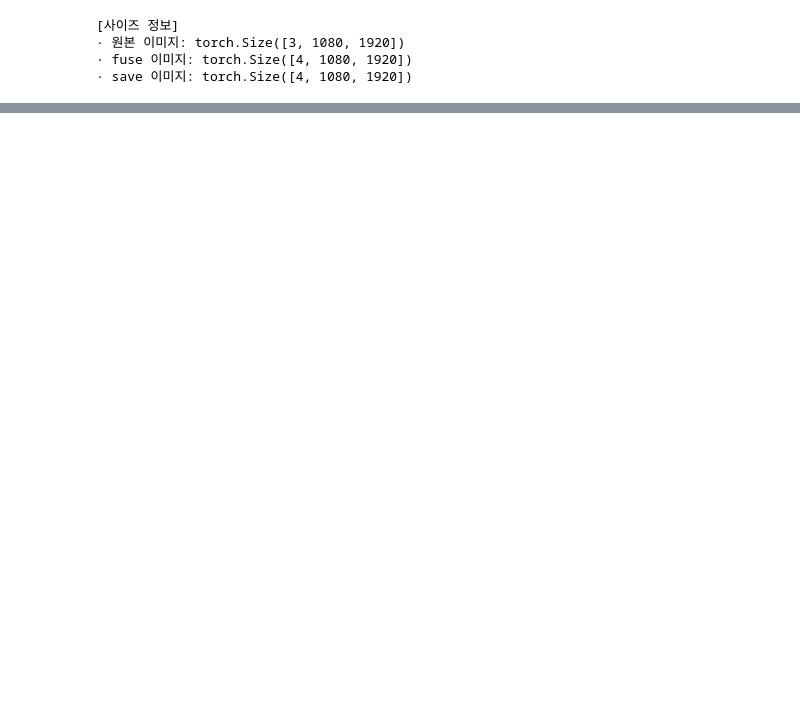
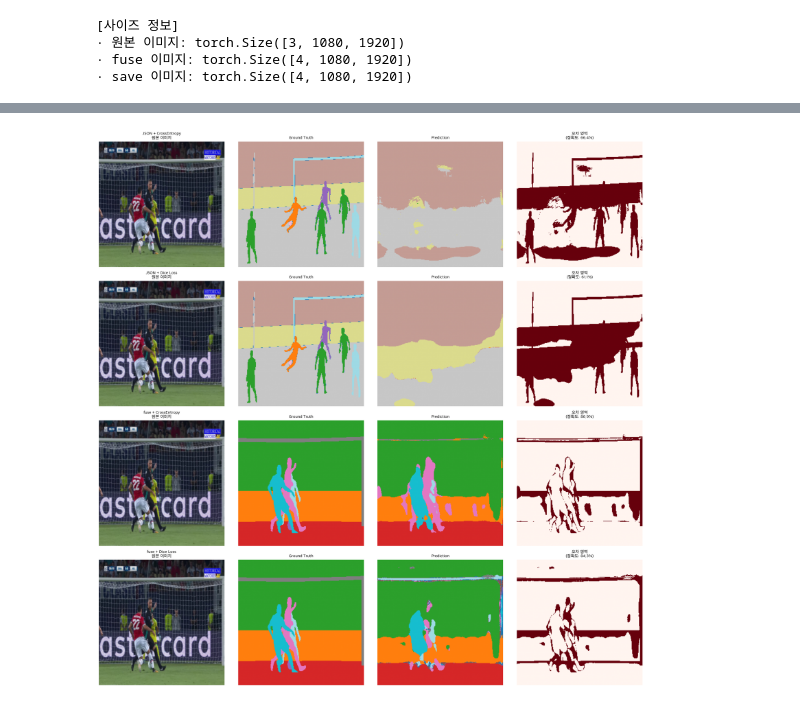
Before and after one commit to wonbywondev/ML-DL, a Jupyter notebook: 08_DL_ImageSegmentation/08_UNet_Football.ipynb, the cells around one changed output, grey strips where cells are left out. Saved outputs shown, nothing was run; the diff lists cells and outputs as text; code cells hidden in the pictures; blank space fills up the shorter version.

```diff
--- a/08_DL_ImageSegmentation/08_UNet_Football.ipynb
+++ b/08_DL_ImageSegmentation/08_UNet_Football.ipynb
@@ -448,0 +1026,18 @@ UNet(
+# %%
+# 최종 성능 비교
+comparison_df = pd.DataFrame(columns=["실험", "최종 Train Loss", "최종 Val Loss", "최종 Train mIoU", "최종 Val mIoU", "최고 Val mIoU"])
+
+for exp_name, title in zip(experiments, titles):
+    history = results[exp_name]["history"]
+
+    comparison_df.loc[len(comparison_df)] = [
+        title,
+        f"{history['train_loss'][-1]:.4f}",
+        f"{history['val_loss'][-1]:.4f}",
+        f"{history['train_iou'][-1]:.4f}",
+        f"{history['val_iou'][-1]:.4f}",
+        f"{max(history['val_iou']):.4f}"
+    ]
+
+print("\n[최종 성능 비교]")
+print(comparison_df.to_string(index=False))
@@ -448,0 +1051,66 @@ UNet(
+# %%
+# 검증 세트에서 샘플 선택하여 시각화
+sample_val_idx = random.choice(val_indices)
+
+fig, axes = plt.subplots(4, 4, figsize=(20, 20))
+
+# 원본 이미지
+original_img = Image.open(NORM_PATH_LIST[sample_val_idx]).convert("RGB")
+original_img_resized = original_img.resize((IMAGE_SIZE, IMAGE_SIZE), Image.BILINEAR)
+
+# JSON GT
+json_dataset = FootballDataset([sample_val_idx], data_type="json")
+_, json_gt = json_dataset[0]
+
+# fuse GT
+fuse_dataset = FootballDataset([sample_val_idx], data_type="fuse")
+_, fuse_gt = fuse_dataset[0]
+
+# 각 실험의 예측 결과
+for idx, (exp_name, title) in enumerate(zip(experiments, titles)):
+    row = idx
+    model = results[exp_name]["model"]
+    model.eval()
+
+    # 데이터 타입에 따라 dataset 선택
+    if "JSON" in exp_name:
+        dataset = json_dataset
+        gt_mask = json_gt
+    else:
+        dataset = fuse_dataset
+        gt_mask = fuse_gt
+
+    # 예측
+    img_tensor, _ = dataset[0]
+    img_tensor = img_tensor.unsqueeze(0).to(DEVICE)
+
+    with torch.no_grad():
+        output = model(img_tensor)
+        pred_mask = torch.argmax(output, dim=1).cpu().squeeze().numpy()
+
+    # 시각화 (4열: 원본, GT, Prediction, 차이)
+    axes[row, 0].imshow(original_img_resized)
+    axes[row, 0].set_title(f"{title}\n원본 이미지", fontsize=11, fontweight="bold")
+    axes[row, 0].axis("off")
+
+    axes[row, 1].imshow(gt_mask, cmap="tab20", vmin=0, vmax=model.outc.out_channels-1)
+    axes[row, 1].set_title("Ground Truth", fontsize=11)
+    axes[row, 1].axis("off")
+
+    axes[row, 2].imshow(pred_mask, cmap="tab20", vmin=0, vmax=model.outc.out_channels-1)
+    axes[row, 2].set_title("Prediction", fontsize=11)
+    axes[row, 2].axis("off")
+
+    # 차이 시각화 (정답과 다른 픽셀)
+    diff_mask = (gt_mask.numpy() != pred_mask).astype(np.uint8)
+    axes[row, 3].imshow(diff_mask, cmap="Reds", vmin=0, vmax=1)
+    axes[row, 3].set_title(f"오차 영역\n(정확도: {(1-diff_mask.mean())*100:.1f}%)", fontsize=11)
+    axes[row, 3].axis("off")
+
+plt.tight_layout()
+plt.show()
+
+print(f"\n예측 결과 저장 완료: prediction_comparison.png")
+print(f"샘플 이미지 인덱스: {sample_val_idx + 1}")
+# %% [output]
+[figure, added]
```
Also changed, not shown: parts of 34 cells of this notebook.
